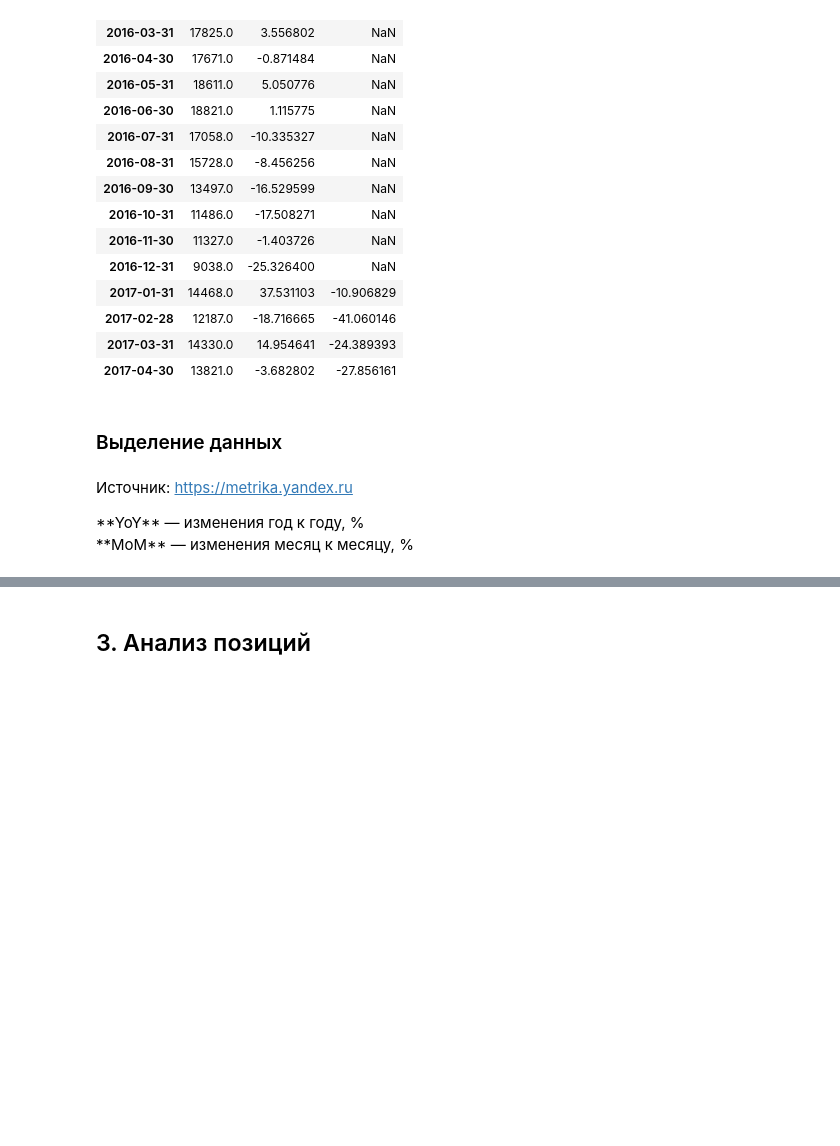
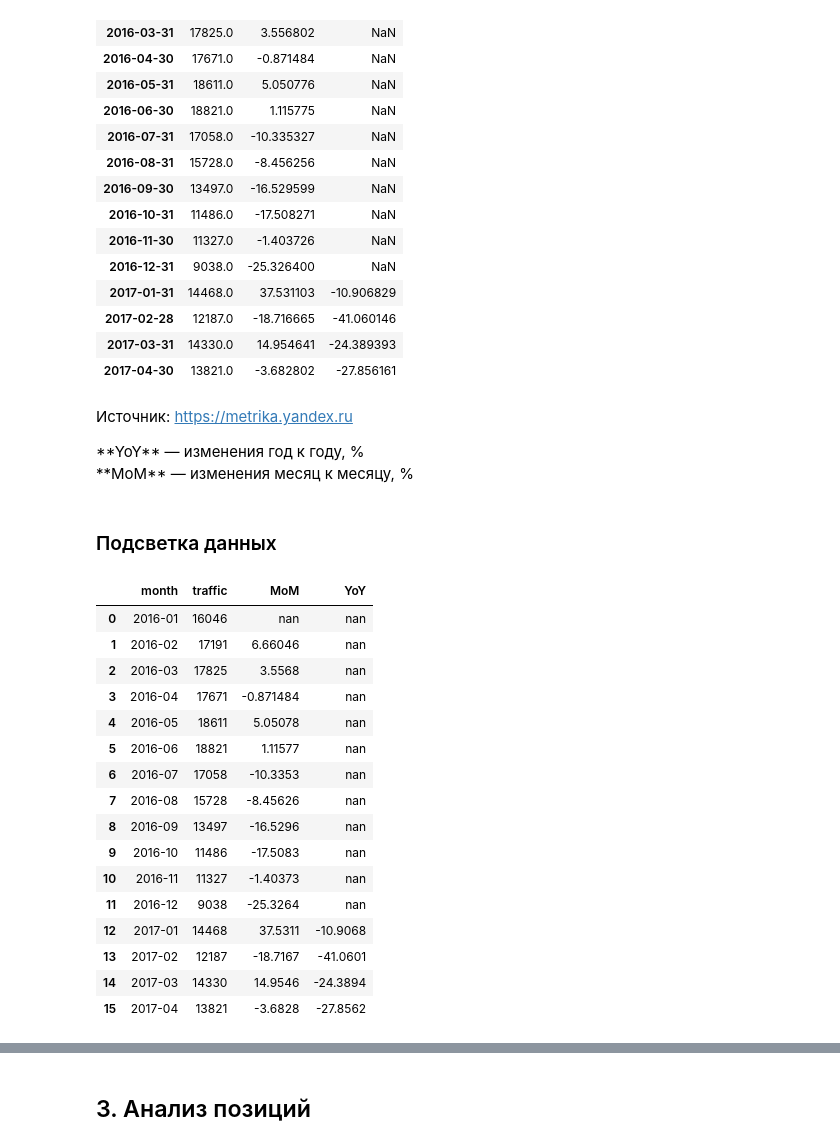
Before and after one commit to salon-love-forever/reports, a Jupyter notebook: slon-love-forever.ru.ipynb, the cells around one changed output, grey strips where cells are left out. Cells and saved outputs as stored; diff of their text form; code cells hidden in the pictures; blank space fills up the shorter version.

```diff
--- a/slon-love-forever.ru.ipynb
+++ b/slon-love-forever.ru.ipynb
@@ -83,10 +85,41 @@ organic
 | 2017-02-28 | 12187.0 | -18.716665 | -41.060146 |
 | 2017-03-31 | 14330.0 | 14.954641 | -24.389393 |
 | 2017-04-30 | 13821.0 | -3.682802 | -27.856161 |
-# %% [markdown]
-### Выделение данных
 # %% [markdown]
 Источник: https://metrika.yandex.ru
 
 <p>**YoY** — изменения год к году, %
 <br/>**MoM** — изменения месяц к месяцу, %</p>
+# %% [markdown]
+### Подсветка данных
+# %%
+def color_negative_red(val):
+    color = 'red' if val < 0 else 'black'
+    return 'color: %s' % color
+
+def highlight_max(s):
+    is_max = s == s.max()
+    return ['background-color: yellow' if v else '' for v in is_max]
+# %%
+highlight_data = organic.reset_index().style.format({'month': "{:%Y-%m}"})
+data_neg_select = highlight_data.applymap(color_negative_red, subset=['traffic', 'YoY', 'MoM'])
+# %%
+data_neg_select
+# %% [output]
+|  | month | traffic | MoM | YoY |
+| 0 | 2016-01 | 16046 | nan | nan |
+| 1 | 2016-02 | 17191 | 6.66046 | nan |
+| 2 | 2016-03 | 17825 | 3.5568 | nan |
+| 3 | 2016-04 | 17671 | -0.871484 | nan |
+| 4 | 2016-05 | 18611 | 5.05078 | nan |
+| 5 | 2016-06 | 18821 | 1.11577 | nan |
+| 6 | 2016-07 | 17058 | -10.3353 | nan |
+| 7 | 2016-08 | 15728 | -8.45626 | nan |
+| 8 | 2016-09 | 13497 | -16.5296 | nan |
+| 9 | 2016-10 | 11486 | -17.5083 | nan |
+| 10 | 2016-11 | 11327 | -1.40373 | nan |
+| 11 | 2016-12 | 9038 | -25.3264 | nan |
+| 12 | 2017-01 | 14468 | 37.5311 | -10.9068 |
+| 13 | 2017-02 | 12187 | -18.7167 | -41.0601 |
+| 14 | 2017-03 | 14330 | 14.9546 | -24.3894 |
+| 15 | 2017-04 | 13821 | -3.6828 | -27.8562 |
```
Also changed, not shown: parts of 4 cells of this notebook.
